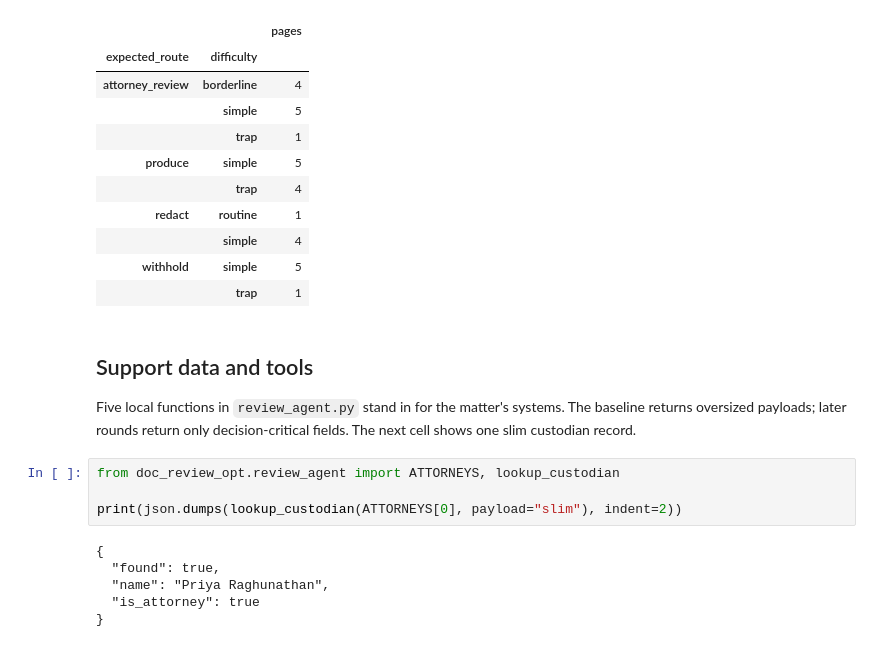
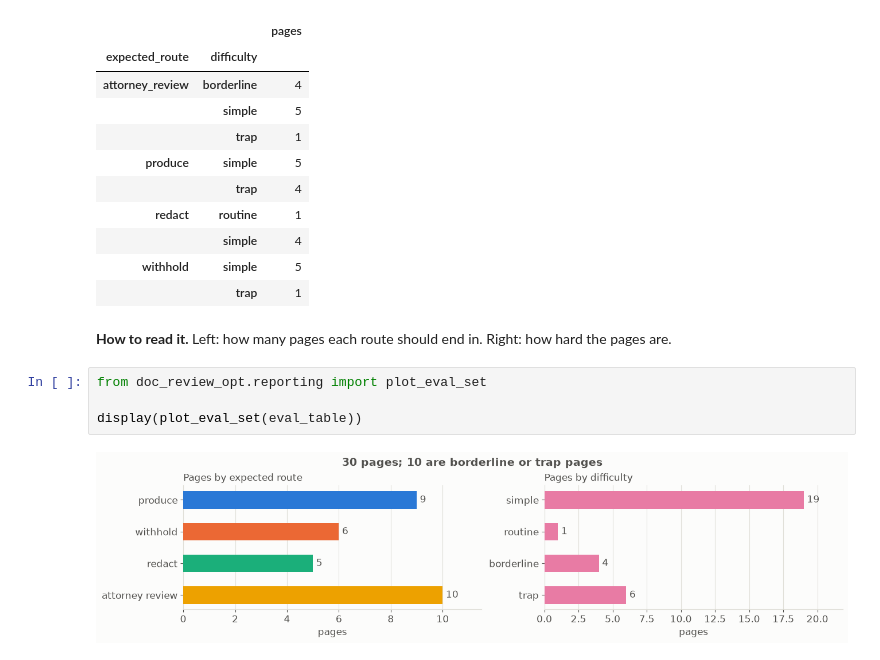
Before and after one commit to gduchidze-ship-it/datafest-agent-opt, a Jupyter notebook: notebooks/optimizing_document_review_agents_for_cost_and_quality.ipynb, the cells around one changed output. Cells and saved outputs as stored; diff of their text form.

Commit message:
Add diagrams and eval-set chart to notebook, extend reporting and tradeoffs plots

```diff
--- a/notebooks/optimizing_document_review_agents_for_cost_and_quality.ipynb
+++ b/notebooks/optimizing_document_review_agents_for_cost_and_quality.ipynb
@@ -185,16 +206,10 @@ display(eval_table.groupby(["expected_route", "difficulty"]).size().rename("page
 | withhold | simple | 5 |
 |  | trap | 1 |
 # %% [markdown]
-## Support data and tools
-
-Five local functions in `review_agent.py` stand in for the matter's systems. The baseline returns oversized payloads; later rounds return only decision-critical fields. The next cell shows one slim custodian record.
+**How to read it.** Left: how many pages each route should end in. Right: how hard the pages are.
 # %%
-from doc_review_opt.review_agent import ATTORNEYS, lookup_custodian
+from doc_review_opt.reporting import plot_eval_set
 
-print(json.dumps(lookup_custodian(ATTORNEYS[0], payload="slim"), indent=2))
+display(plot_eval_set(eval_table))
 # %% [output]
-{
-  "found": true,
-  "name": "Priya Raghunathan",
-  "is_attorney": true
-}
+[figure, added]
```
Also changed, not shown: parts of 212 cells of this notebook, 13 other files.
